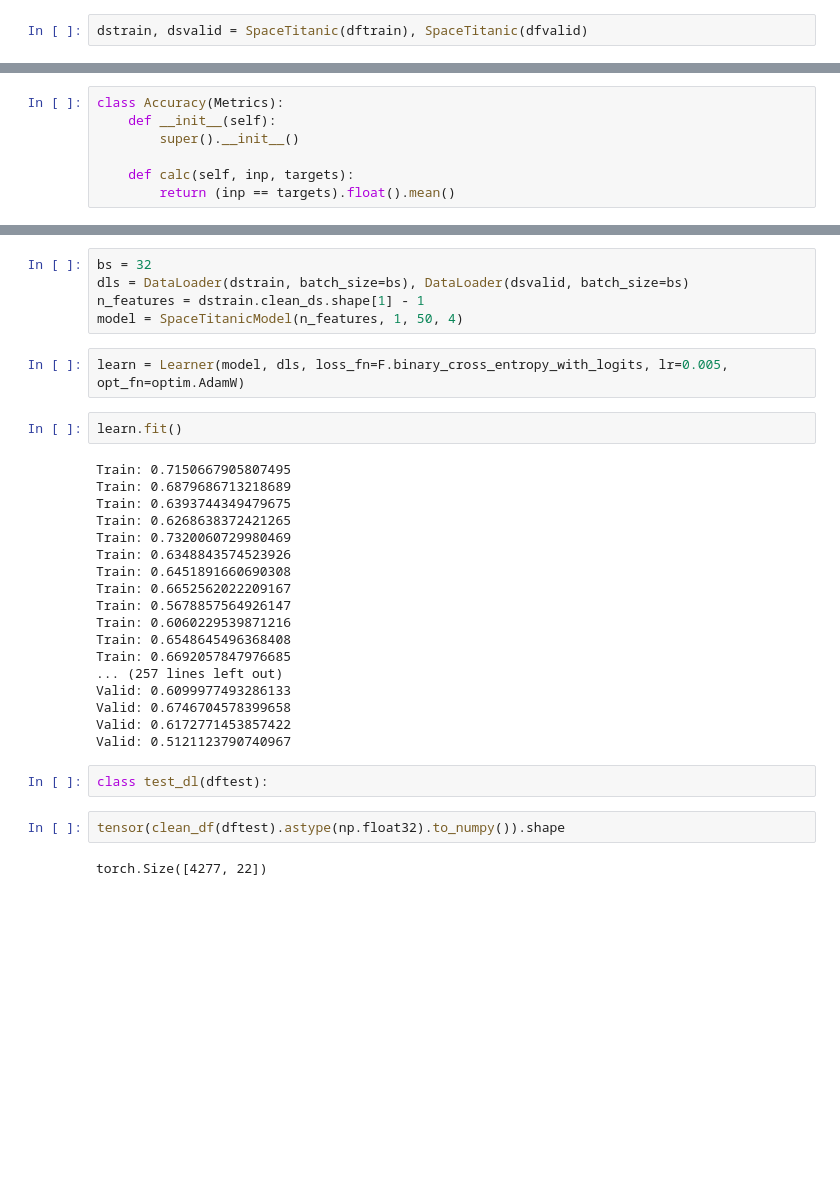
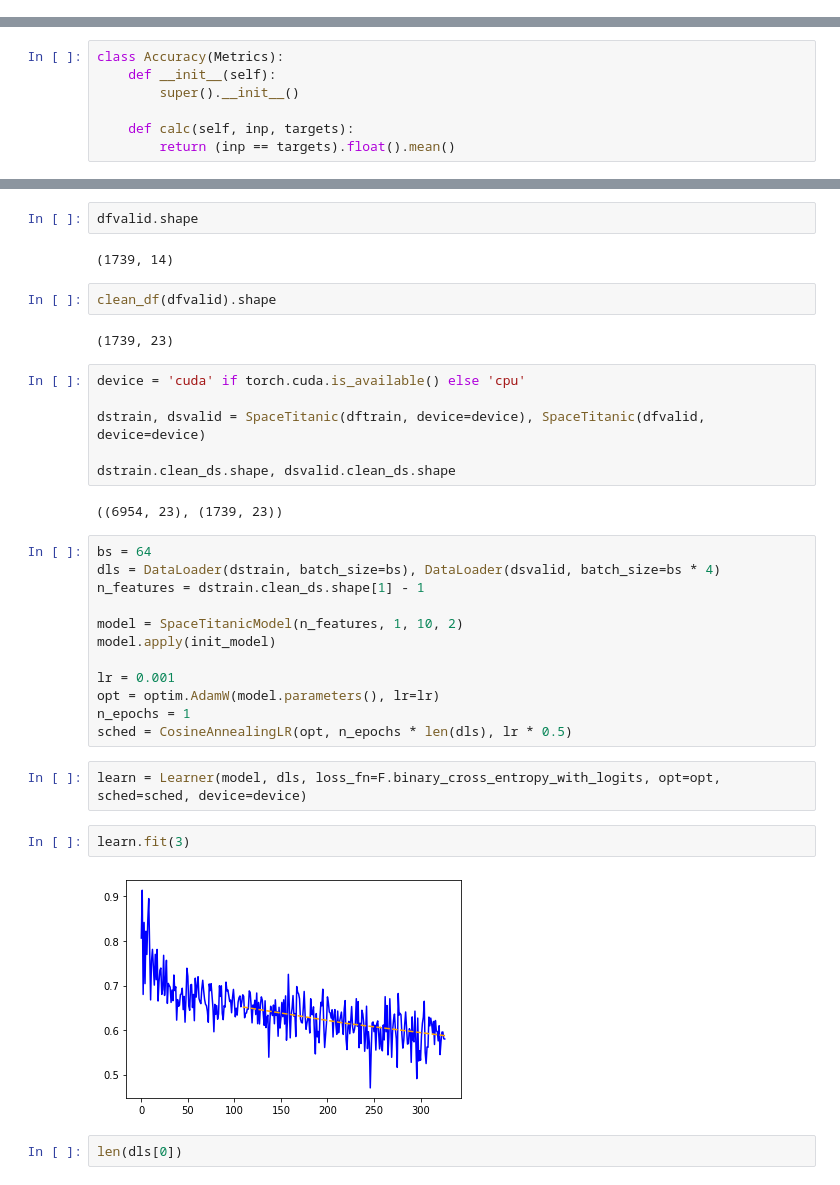
Before and after one commit to NLTuan/kagglecomps, a Jupyter notebook: spaceship-titanic.ipynb, the cells around one changed output, grey strips where cells are left out. Drawn from its saved outputs; the diff is of its cells as text; blank space fills up the shorter version.

Commit message:
plotting with pyplot and clear_output

```diff
--- a/spaceship-titanic.ipynb
+++ b/spaceship-titanic.ipynb
@@ -159,8 +156,6 @@ class SpaceTitanicModel(nn.Module):
 
     def forward(self, x):
         return self.model(x)
-# %%
-dstrain, dsvalid = SpaceTitanic(dftrain), SpaceTitanic(dfvalid)
 # %%
 def normalize(tns): return (tns - tns.mean()) / tns.std()
 # %%
@@ -221,33 +252,36 @@ class Accuracy(Metrics):
+# %%
+dfvalid.shape
+# %% [output]
+(1739, 14)
+# %%
+clean_df(dfvalid).shape
+# %% [output]
+(1739, 23)
+# %%
+device = 'cuda' if torch.cuda.is_available() else 'cpu'
+
+dstrain, dsvalid = SpaceTitanic(dftrain, device=device), SpaceTitanic(dfvalid, device=device)
+
+dstrain.clean_ds.shape, dsvalid.clean_ds.shape
+# %% [output]
+((6954, 23), (1739, 23))
 # %%
-bs = 32
-dls = DataLoader(dstrain, batch_size=bs), DataLoader(dsvalid, batch_size=bs)
+bs = 64
+dls = DataLoader(dstrain, batch_size=bs), DataLoader(dsvalid, batch_size=bs * 4)
 n_features = dstrain.clean_ds.shape[1] - 1
-model = SpaceTitanicModel(n_features, 1, 50, 4)
+
+model = SpaceTitanicModel(n_features, 1, 10, 2)
+model.apply(init_model)
+
+lr = 0.001
+opt = optim.AdamW(model.parameters(), lr=lr)
+n_epochs = 1
+sched = CosineAnnealingLR(opt, n_epochs * len(dls), lr * 0.5)
 # %%
-learn = Learner(model, dls, loss_fn=F.binary_cross_entropy_with_logits, lr=0.005, opt_fn=optim.AdamW)
+learn = Learner(model, dls, loss_fn=F.binary_cross_entropy_with_logits, opt=opt, sched=sched, device=device)
 # %%
-learn.fit()
+learn.fit(3)
 # %% [output]
-Train: 0.7150667905807495
-Train: 0.6879686713218689
-Train: 0.6393744349479675
-Train: 0.6268638372421265
-Train: 0.7320060729980469
-Train: 0.6348843574523926
-Train: 0.6451891660690308
-Train: 0.6652562022209167
-Train: 0.5678857564926147
-Train: 0.6060229539871216
-Train: 0.6548645496368408
-Train: 0.6692057847976685
-... (257 lines left out)
-Valid: 0.6099977493286133
-Valid: 0.6746704578399658
-Valid: 0.6172771453857422
-Valid: 0.5121123790740967
+[figure, added]
-# %%
-class test_dl(dftest):
 # %%
-tensor(clean_df(dftest).astype(np.float32).to_numpy()).shape
+len(dls[0])
-# %% [output]
-torch.Size([4277, 22])
```
Also changed, not shown: parts of 7 cells of this notebook.
